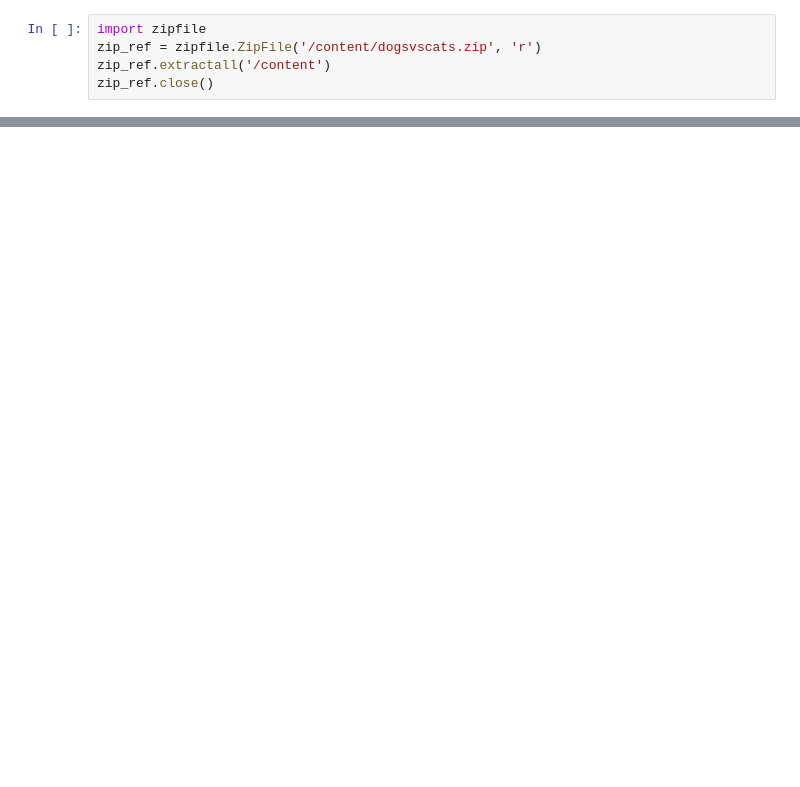
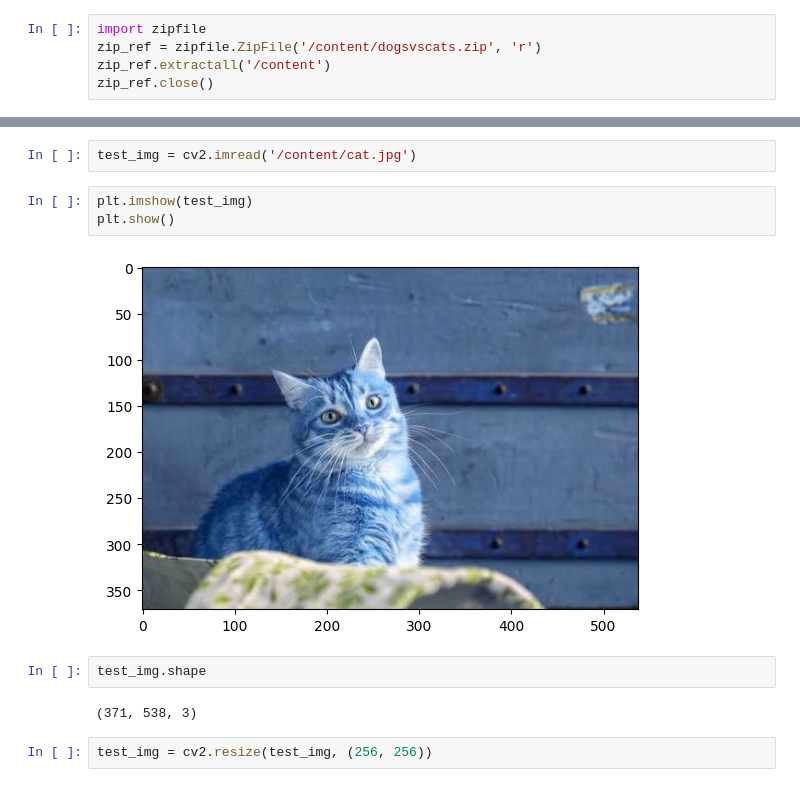
Before and after one commit to ojaspaul123/DL-journey, a Jupyter notebook: DL_Project/Image_Classification/image_classification.ipynb, the cells around one changed output, grey strips where cells are left out. Saved outputs shown, nothing was run; the diff lists cells and outputs as text; blank space fills up the shorter version.

```diff
--- a/DL_Project/Image_Classification/image_classification.ipynb
+++ b/DL_Project/Image_Classification/image_classification.ipynb
@@ -19,0 +175,13 @@ import tensorflow as tf
+# %%
+test_img = cv2.imread('/content/cat.jpg')
+# %%
+plt.imshow(test_img)
+plt.show()
+# %% [output]
+[figure, added]
+# %%
+test_img.shape
+# %% [output]
+(371, 538, 3)
+# %%
+test_img = cv2.resize(test_img, (256, 256))
```
Also changed, not shown: parts of 21 cells of this notebook.
